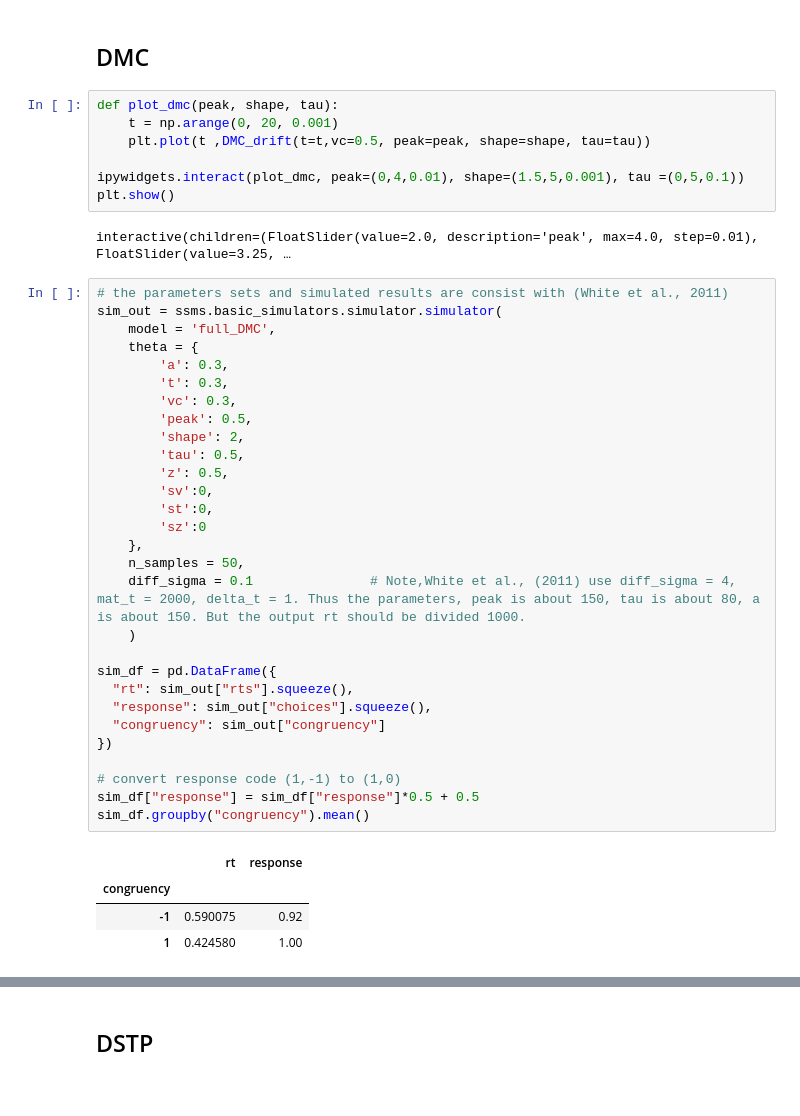
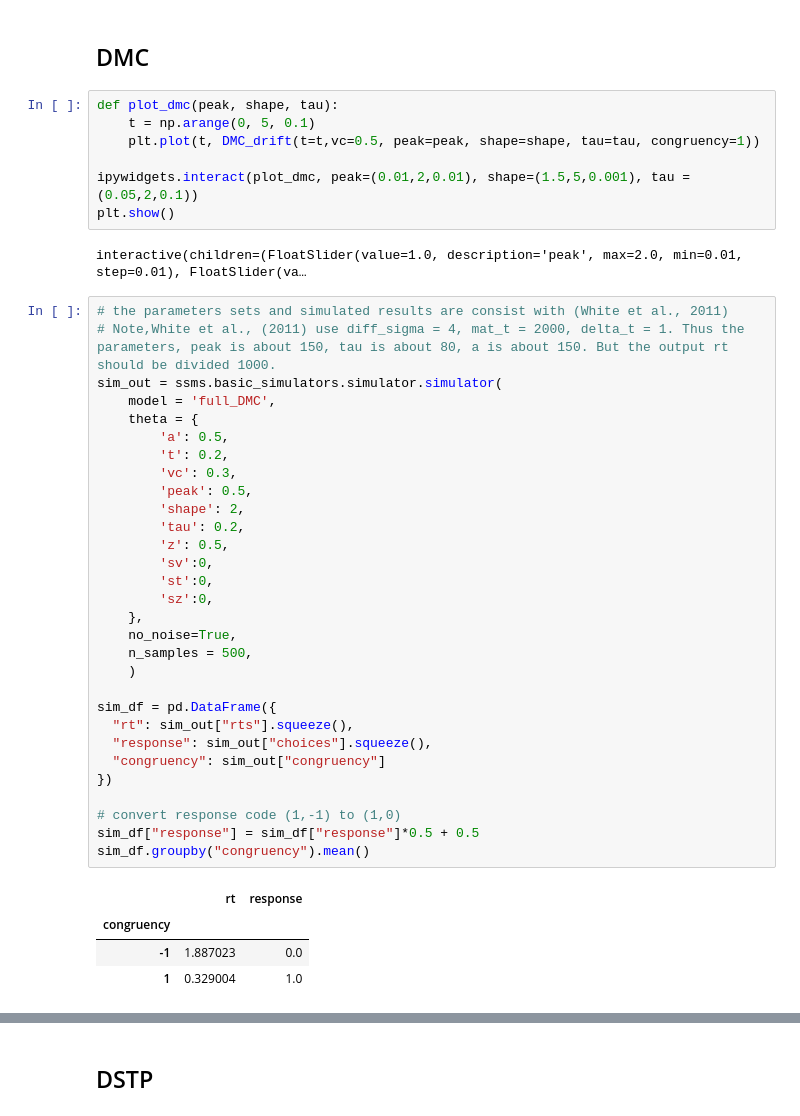
Before and after one commit to AlexanderFengler/ssm-simulators, a Jupyter notebook: notebooks/DMC_simulator_test.ipynb, the cells around one changed output, grey strips where cells are left out. Cells and saved outputs as stored; diff of their text form.

```diff
--- a/notebooks/DMC_simulator_test.ipynb
+++ b/notebooks/DMC_simulator_test.ipynb
@@ -63,44 +109,45 @@ Name: rt, dtype: object
 ## DMC
 # %%
 def plot_dmc(peak, shape, tau):
-    t = np.arange(0, 20, 0.001)
-    plt.plot(t ,DMC_drift(t=t,vc=0.5, peak=peak, shape=shape, tau=tau))
+    t = np.arange(0, 5, 0.1)
+    plt.plot(t, DMC_drift(t=t,vc=0.5, peak=peak, shape=shape, tau=tau, congruency=1))
 
-ipywidgets.interact(plot_dmc, peak=(0,4,0.01), shape=(1.5,5,0.001), tau =(0,5,0.1))
+ipywidgets.interact(plot_dmc, peak=(0.01,2,0.01), shape=(1.5,5,0.001), tau =(0.05,2,0.1))
 plt.show()
 # %% [output]
-interactive(children=(FloatSlider(value=2.0, description='peak', max=4.0, step=0.01), FloatSlider(value=3.25, …
+interactive(children=(FloatSlider(value=1.0, description='peak', max=2.0, min=0.01, step=0.01), FloatSlider(va…
 # %%
 # the parameters sets and simulated results are consist with (White et al., 2011)
+# Note,White et al., (2011) use diff_sigma = 4, mat_t = 2000, delta_t = 1. Thus the parameters, peak is about 150, tau is about 80, a is about 150. But the output rt should be divided 1000.
 sim_out = ssms.basic_simulators.simulator.simulator(
     model = 'full_DMC',
     theta = {
-        'a': 0.3,
-        't': 0.3,
+        'a': 0.5,
+        't': 0.2,
         'vc': 0.3,
         'peak': 0.5,
         'shape': 2,
-        'tau': 0.5,
+        'tau': 0.2,
         'z': 0.5,
         'sv':0,
         'st':0,
-        'sz':0
+        'sz':0,
     },
-    n_samples = 50,
-    diff_sigma = 0.1               # Note,White et al., (2011) use diff_sigma = 4, mat_t = 2000, delta_t = 1. Thus the parameters, peak is about 150, tau is about 80, a is about 150. But the output rt should be divided 1000.
+    no_noise=True,
+    n_samples = 500,
     )
 
 sim_df = pd.DataFrame({
   "rt": sim_out["rts"].squeeze(),
   "response": sim_out["choices"].squeeze(),
   "congruency": sim_out["congruency"]
 })
 
 # convert response code (1,-1) to (1,0)
 sim_df["response"] = sim_df["response"]*0.5 + 0.5
 sim_df.groupby("congruency").mean()
 # %% [output]
 |  | rt | response |
 | congruency |  |  |
-| -1 | 0.590075 | 0.92 |
-| 1 | 0.424580 | 1.00 |
+| -1 | 1.887023 | 0.0 |
+| 1 | 0.329004 | 1.0 |
```
Also changed, not shown: parts of 12 cells of this notebook, 3 other files.
